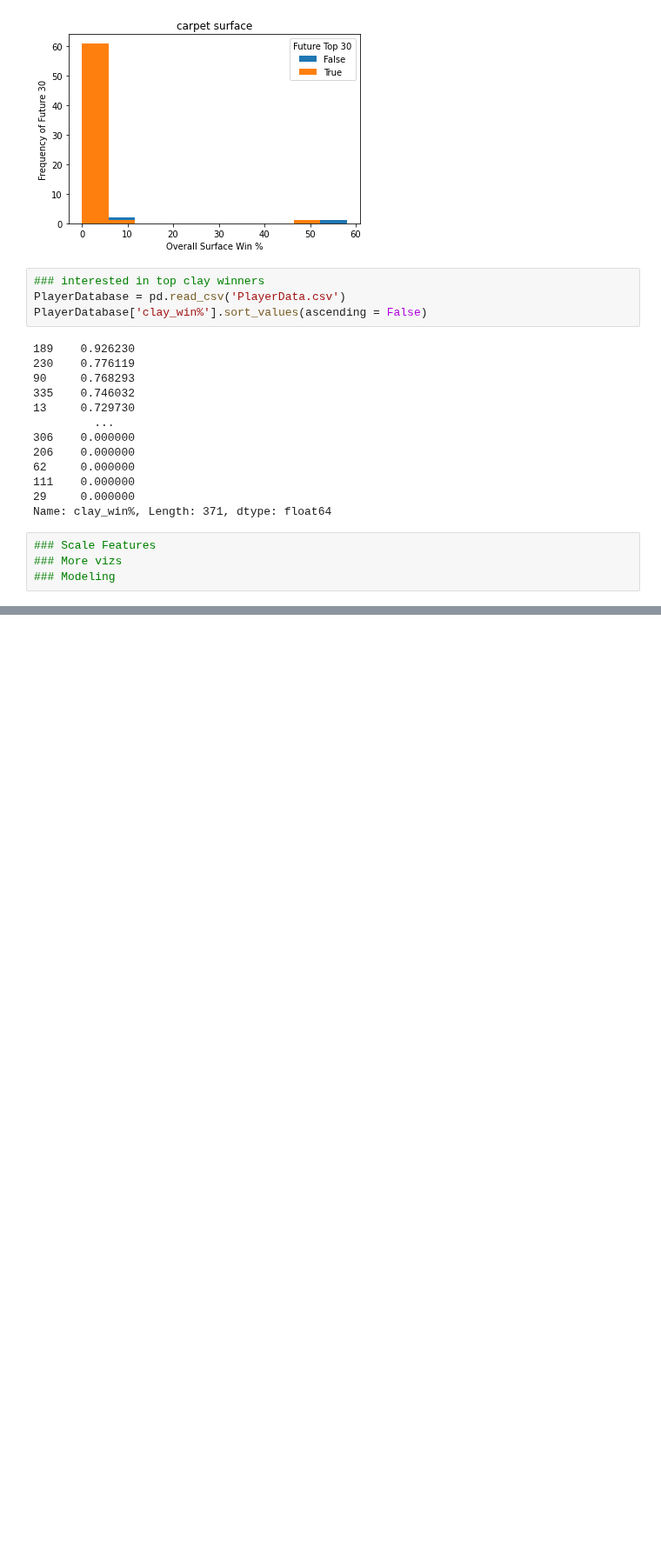
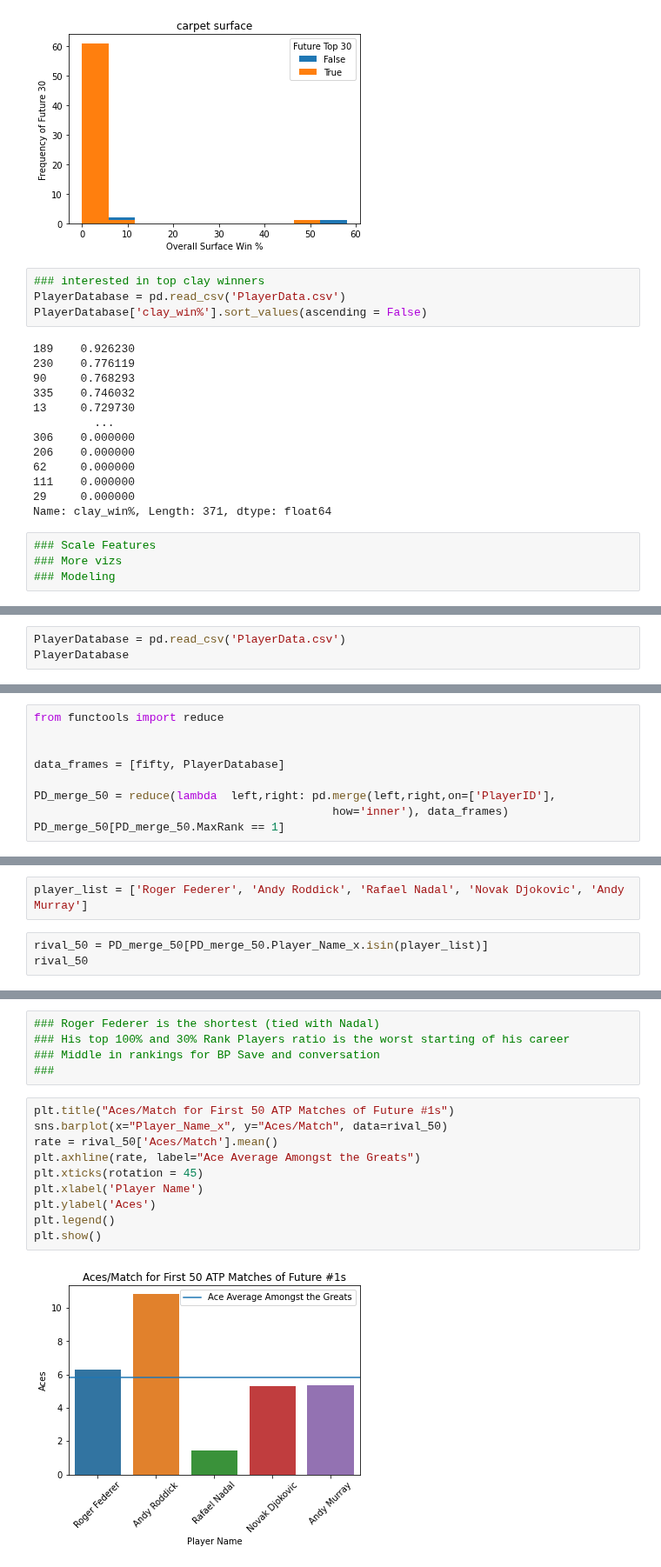
Before and after one commit to Racket-Science/Tennis-Match-Predictions, a Jupyter notebook: Notebooks/daniels_top30_prediction.ipynb, the cells around one changed output, grey strips where cells are left out. Shown at 87% size. Saved outputs shown, nothing was run; the diff lists cells and outputs as text; blank space fills up the shorter version.

Commit message:
Findings and code for first 30 and 50 matches

```diff
--- a/Notebooks/daniels_top30_prediction.ipynb
+++ b/Notebooks/daniels_top30_prediction.ipynb
@@ -171,0 +193,3 @@ Name: clay_win%, Length: 371, dtype: float64
+# %%
+PlayerDatabase = pd.read_csv('PlayerData.csv')
+PlayerDatabase
@@ -171,0 +210,9 @@ Name: clay_win%, Length: 371, dtype: float64
+# %%
+from functools import reduce
+
+
+data_frames = [fifty, PlayerDatabase]
+
+PD_merge_50 = reduce(lambda  left,right: pd.merge(left,right,on=['PlayerID'],
+                                            how='inner'), data_frames)
+PD_merge_50[PD_merge_50.MaxRank == 1]
@@ -171,0 +231,5 @@ Name: clay_win%, Length: 371, dtype: float64
+# %%
+player_list = ['Roger Federer', 'Andy Roddick', 'Rafael Nadal', 'Novak Djokovic', 'Andy Murray']
+# %%
+rival_50 = PD_merge_50[PD_merge_50.Player_Name_x.isin(player_list)]
+rival_50
@@ -171,0 +243,17 @@ Name: clay_win%, Length: 371, dtype: float64
+# %%
+### Roger Federer is the shortest (tied with Nadal)
+### His top 100% and 30% Rank Players ratio is the worst starting of his career
+### Middle in rankings for BP Save and conversation
+###
+# %%
+plt.title("Aces/Match for First 50 ATP Matches of Future #1s")
+sns.barplot(x="Player_Name_x", y="Aces/Match", data=rival_50)
+rate = rival_50['Aces/Match'].mean()
+plt.axhline(rate, label="Ace Average Amongst the Greats")
+plt.xticks(rotation = 45)
+plt.xlabel('Player Name')
+plt.ylabel('Aces')
+plt.legend()
+plt.show()
+# %% [output]
+[figure, added]
```
Also changed, not shown: parts of 7 cells of this notebook.
